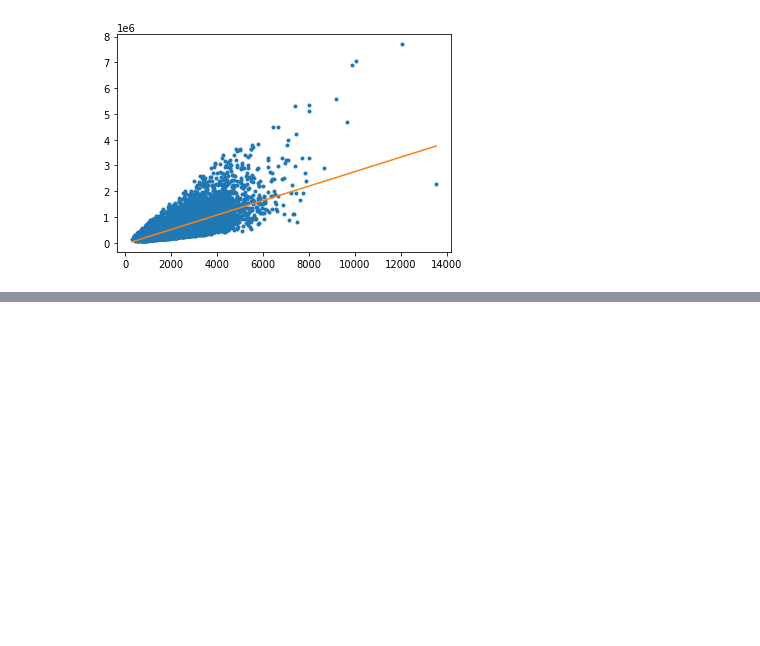
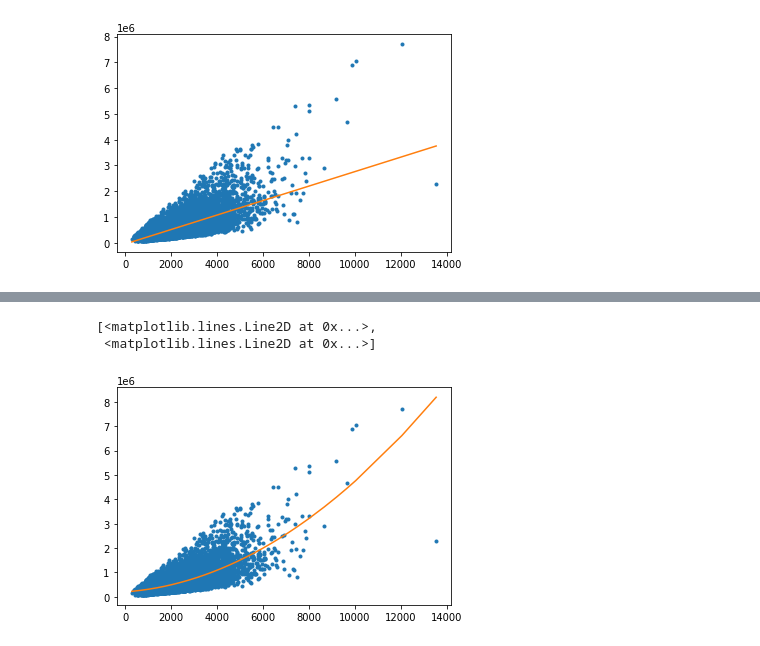
Before and after one commit to AkhilVinayakp/machine_Learning_Algorithms_python, a Jupyter notebook: regression/poly_reg_w3a1.ipynb, the cells around one changed output, grey strips where cells are left out. Cells and saved outputs as stored; diff of their text form; code cells hidden in the pictures; blank space fills up the shorter version.

```diff
--- a/regression/poly_reg_w3a1.ipynb
+++ b/regression/poly_reg_w3a1.ipynb
@@ -170,3 +170,8 @@ plt.plot(poly1_data['power_1'],poly1_data['price'],'.', poly1_data['power_1'], m
 [<matplotlib.lines.Line2D at 0x...>,
  <matplotlib.lines.Line2D at 0x...>]
 [figure]
+# %%
+poly2_data = polynomial_sframe(sales['sqft_living'], 2)
+my_features = poly2_data.column_names() # get the name of the features
+poly2_data['price'] = sales['price'] # add price to the data since it's the target
+model2 = turicreate.linear_regression.create(poly2_data, target = 'price', features = my_features, validation_set = None)
@@ -172,0 +234,7 @@ plt.plot(poly1_data['power_1'],poly1_data['price'],'.', poly1_data['power_1'], m
+# %%
+plt.plot(poly2_data['power_1'],poly2_data['price'],'.',
+        poly2_data['power_1'], model2.predict(poly2_data),'-')
+# %% [output]
+[<matplotlib.lines.Line2D at 0x...>,
+ <matplotlib.lines.Line2D at 0x...>]
+[figure, added]
```
Also changed, not shown: parts of 11 cells of this notebook.
